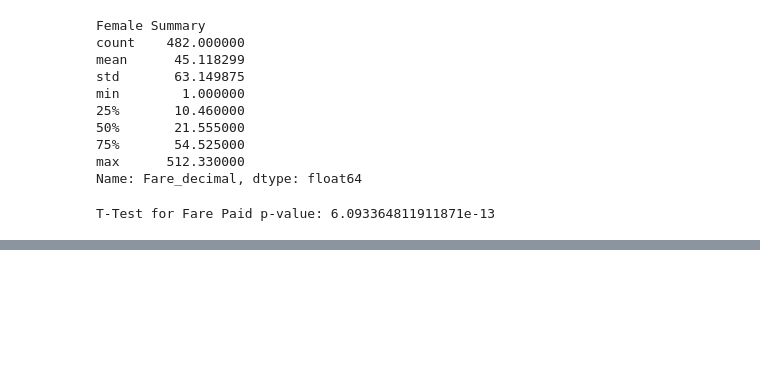
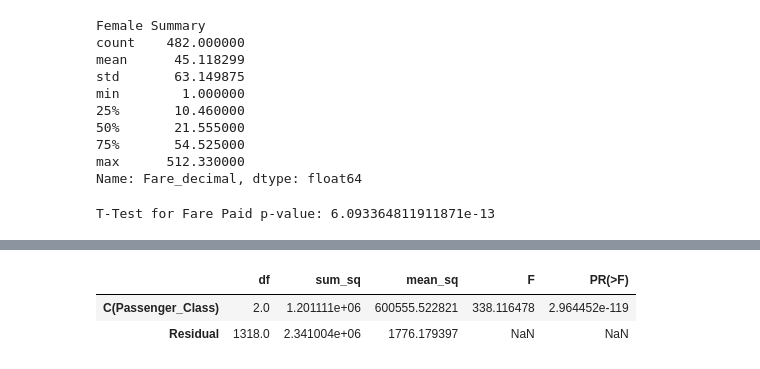
Before and after one commit to CS4580/my-notes-JulianArchuleta, a Jupyter notebook: module6/titanic_passanger_analysis.ipynb, the cells around one changed output, grey strips where cells are left out. Drawn from its saved outputs; the diff is of its cells as text; code cells hidden in the pictures; blank space fills up the shorter version.

```diff
--- a/module6/titanic_passanger_analysis.ipynb
+++ b/module6/titanic_passanger_analysis.ipynb
@@ -332,0 +361,10 @@ T-Test for Fare Paid p-value: 6.093364811911871e-13
+# %%
+# Load your OLS (Ordinary Least Squares) model
+model = ols('Fare_decimal ~ C(Passenger_Class)', data=passengers_df).fit()
+# ANOVA table
+anova_table = sm.stats.anova_lm(model, typ=1) # typ = # is the anova table format
+anova_table
+# %% [output]
+|  | df | sum_sq | mean_sq | F | PR(>F) |
+| C(Passenger_Class) | 2.0 | 1.201111e+06 | 600555.522821 | 338.116478 | 2.964452e-119 |
+| Residual | 1318.0 | 2.341004e+06 | 1776.179397 | NaN | NaN |
```
Also changed, not shown: parts of 8 cells of this notebook.
